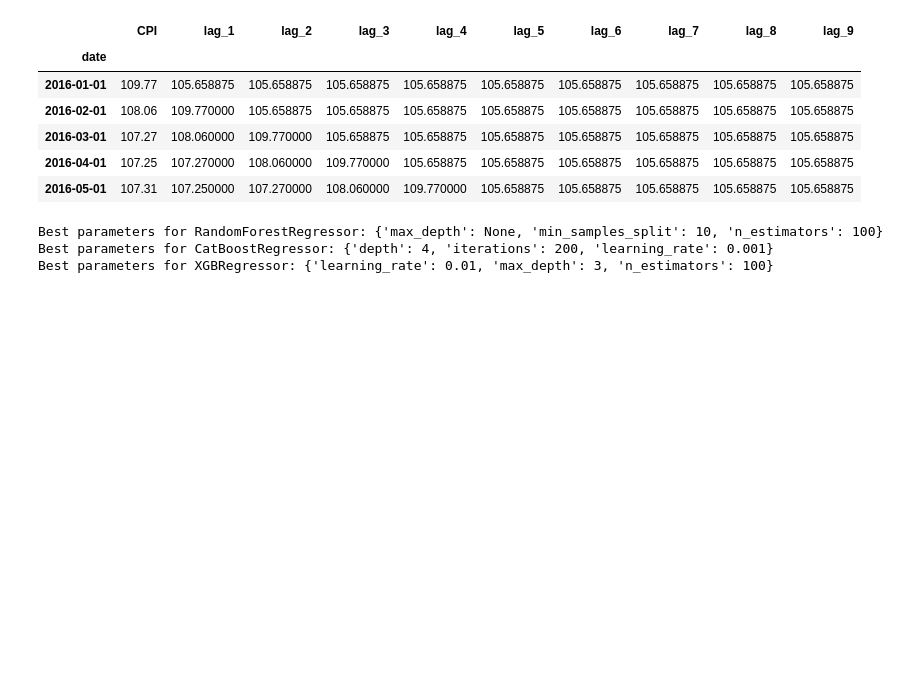
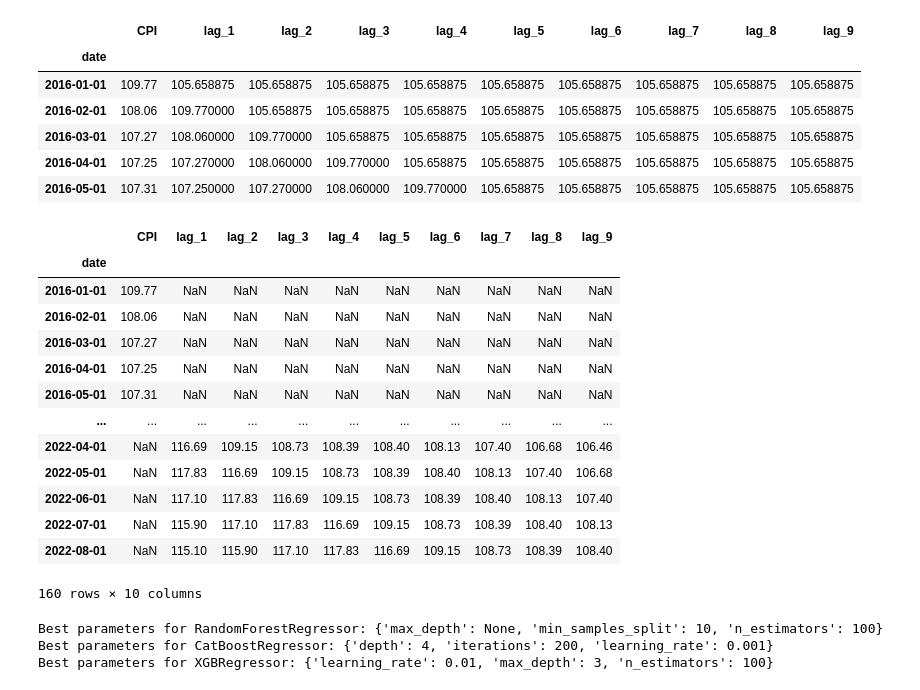
Before and after one commit to underlord13/CBR-DS-Tech-Task, a Jupyter notebook: manual_data_download/prediction.ipynb, the cells around one changed output. Cells and saved outputs as stored; diff of their text form; code cells hidden in the pictures; blank space fills up the shorter version.

```diff
--- a/manual_data_download/prediction.ipynb
+++ b/manual_data_download/prediction.ipynb
@@ -69,6 +70,25 @@ X_test = test[X_cols]
 y_test = test[target_variable]
 X_full = pd.concat([X_train, X_test])
 y_full = pd.concat([y_train, y_test])
+# %%
+fghs = pd.concat([y_train, X_train])
+fghs = fghs.rename(columns = {0: target_variable})
+display(fghs)
+# %% [output]
+|  | CPI | lag_1 | lag_2 | lag_3 | lag_4 | lag_5 | lag_6 | lag_7 | lag_8 | lag_9 |
+| date |  |  |  |  |  |  |  |  |  |  |
+| 2016-01-01 | 109.77 | NaN | NaN | NaN | NaN | NaN | NaN | NaN | NaN | NaN |
+| 2016-02-01 | 108.06 | NaN | NaN | NaN | NaN | NaN | NaN | NaN | NaN | NaN |
+| 2016-03-01 | 107.27 | NaN | NaN | NaN | NaN | NaN | NaN | NaN | NaN | NaN |
+| 2016-04-01 | 107.25 | NaN | NaN | NaN | NaN | NaN | NaN | NaN | NaN | NaN |
+| 2016-05-01 | 107.31 | NaN | NaN | NaN | NaN | NaN | NaN | NaN | NaN | NaN |
+| ... | ... | ... | ... | ... | ... | ... | ... | ... | ... | ... |
+| 2022-04-01 | NaN | 116.69 | 109.15 | 108.73 | 108.39 | 108.40 | 108.13 | 107.40 | 106.68 | 106.46 |
+| 2022-05-01 | NaN | 117.83 | 116.69 | 109.15 | 108.73 | 108.39 | 108.40 | 108.13 | 107.40 | 106.68 |
+| 2022-06-01 | NaN | 117.10 | 117.83 | 116.69 | 109.15 | 108.73 | 108.39 | 108.40 | 108.13 | 107.40 |
+| 2022-07-01 | NaN | 115.90 | 117.10 | 117.83 | 116.69 | 109.15 | 108.73 | 108.39 | 108.40 | 108.13 |
+| 2022-08-01 | NaN | 115.10 | 115.90 | 117.10 | 117.83 | 116.69 | 109.15 | 108.73 | 108.39 | 108.40 |
+160 rows × 10 columns
 # %%
 # Baseline Model: Mean Forecast
 def mean_forecast(train, test):
```
Also changed, not shown: parts of 6 cells of this notebook, 19 other files.
